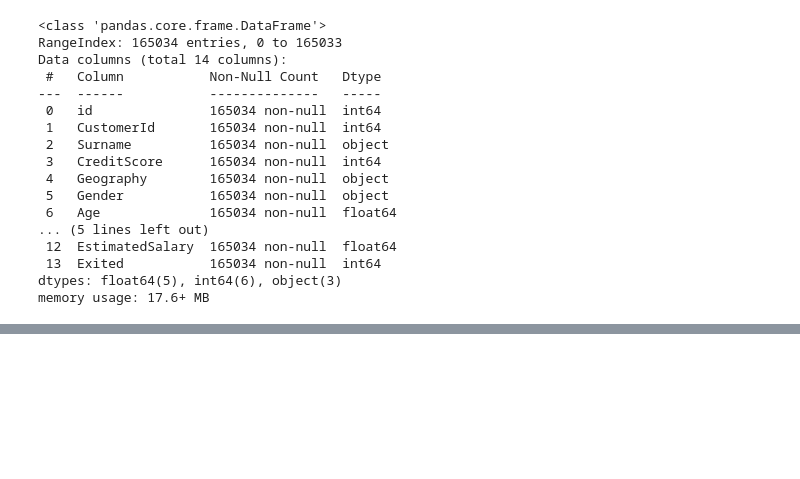
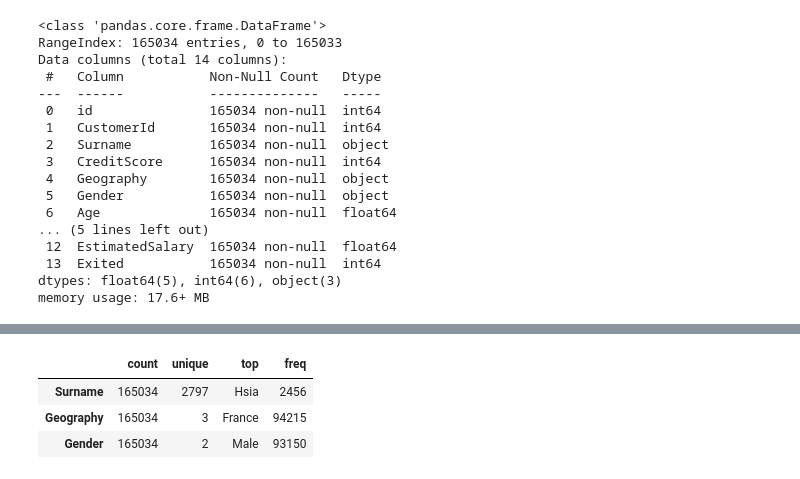
Before and after one commit to mateen-mk/Bank-Churn, a Jupyter notebook: notebooks/02-exploratory_data_analysis.ipynb, the cells around one changed output, grey strips where cells are left out. Cells and saved outputs as stored; diff of their text form; code cells hidden in the pictures; blank space fills up the shorter version.

```diff
--- a/notebooks/02-exploratory_data_analysis.ipynb
+++ b/notebooks/02-exploratory_data_analysis.ipynb
@@ -72,0 +89,7 @@ memory usage: 17.6+ MB
+# %%
+data.describe(include='O').T
+# %% [output]
+|  | count | unique | top | freq |
+| Surname | 165034 | 2797 | Hsia | 2456 |
+| Geography | 165034 | 3 | France | 94215 |
+| Gender | 165034 | 2 | Male | 93150 |
```
Also changed, not shown: parts of 8 cells of this notebook.
